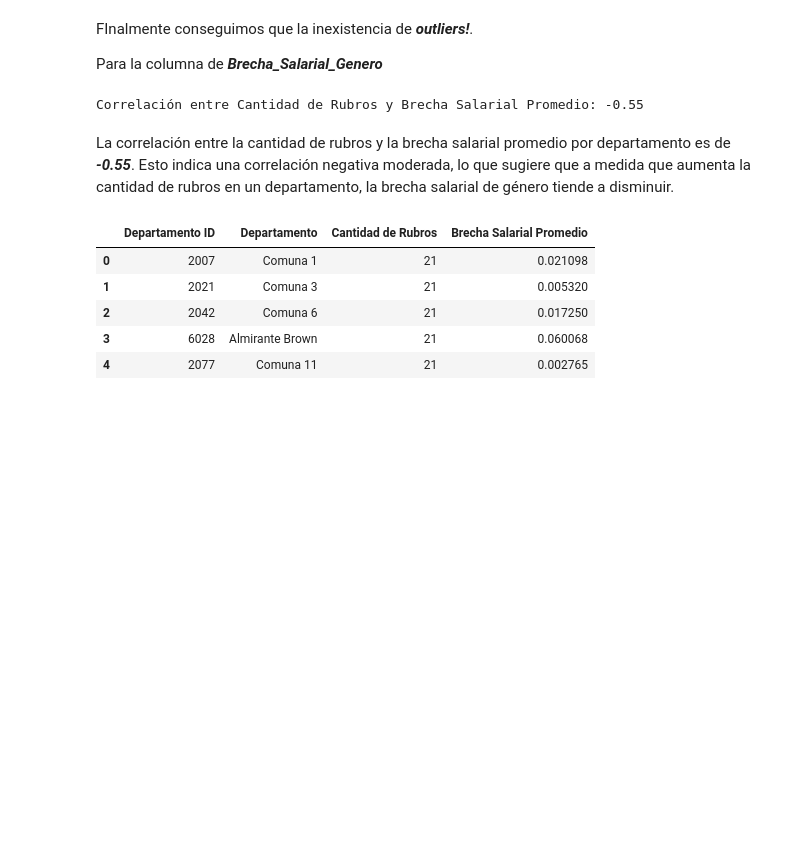
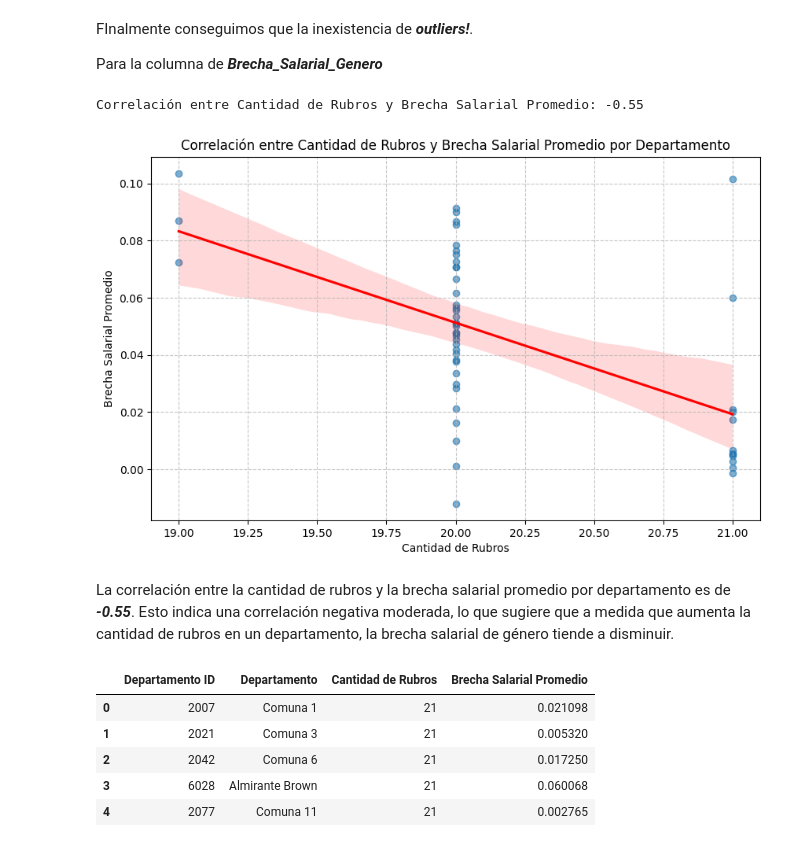
Before and after one commit to tost1n/Tp-laboratorio, a Jupyter notebook: Tp.ipynb, the cells around one changed output. Saved outputs shown, nothing was run; the diff lists cells and outputs as text; code cells hidden in the pictures; blank space fills up the shorter version.

```diff
--- a/Tp.ipynb
+++ b/Tp.ipynb
@@ -695,6 +705,16 @@ correlacion_Rubros_y_BSP = Prom_Brecha_salarial['Cantidad de Rubros'].corr(Prom_
 print(f"Correlación entre Cantidad de Rubros y Brecha Salarial Promedio: { correlacion_Rubros_y_BSP:.2f}")
 # %% [output]
 Correlación entre Cantidad de Rubros y Brecha Salarial Promedio: -0.55
+# %%
+plt.figure(figsize=(10, 6))
+sns.regplot(x='Cantidad de Rubros', y='Brecha Salarial Promedio', data=Prom_Brecha_salarial, scatter_kws={'alpha':0.6}, line_kws={'color':'red'})
+plt.title('Correlación entre Cantidad de Rubros y Brecha Salarial Promedio por Departamento')
+plt.xlabel('Cantidad de Rubros')
+plt.ylabel('Brecha Salarial Promedio')
+plt.grid(True, linestyle='--', alpha=0.7)
+plt.show()
+# %% [output]
+[figure, added]
 # %% [markdown]
 La correlación entre la cantidad de rubros y la brecha salarial promedio por departamento es de ***-0.55***. Esto indica una correlación negativa moderada, lo que sugiere que a medida que aumenta la cantidad de rubros en un departamento, la brecha salarial de género tiende a disminuir.
 # %%
```
Also changed, not shown: parts of 1 cell of this notebook.
